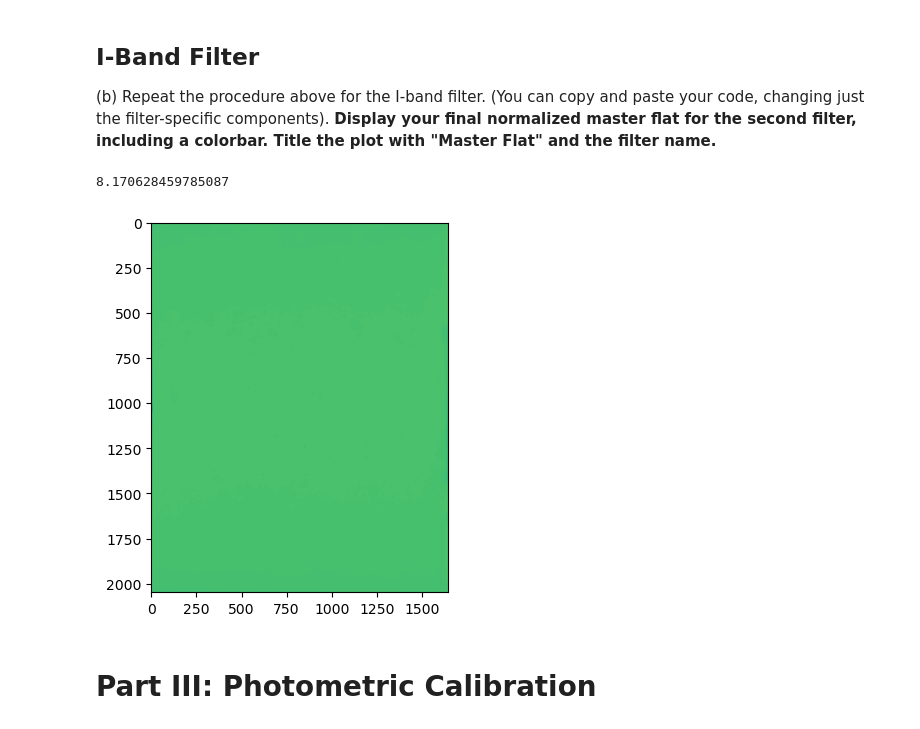
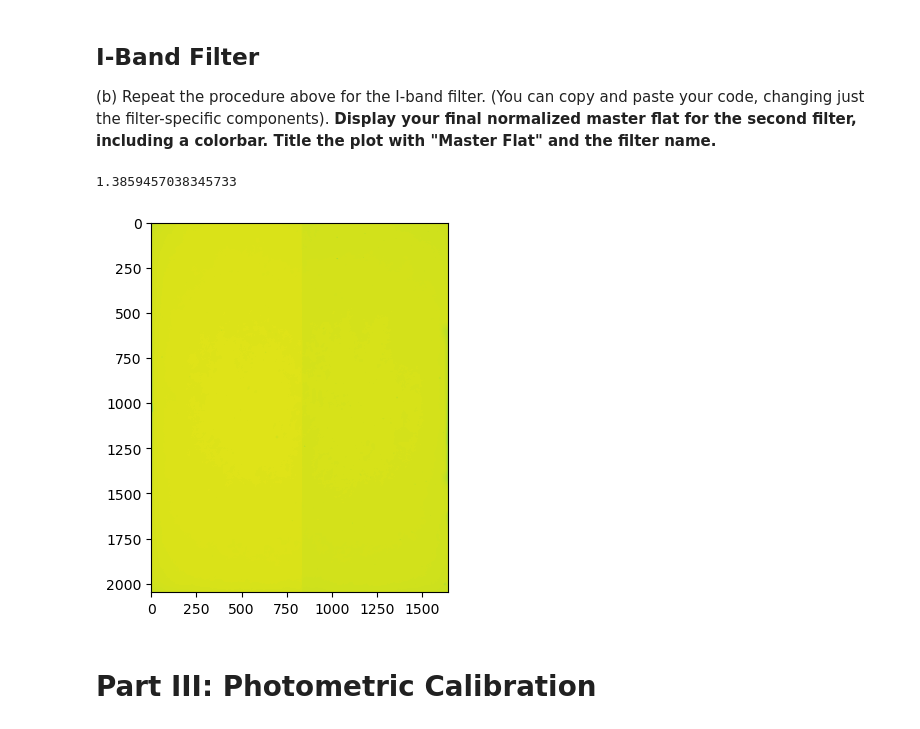
Before and after one commit to Hallflower20/ay107-data-reduction, a Jupyter notebook: problemset2.ipynb, the cells around one changed output. Drawn from its saved outputs; the diff is of its cells as text; code cells hidden in the pictures.

```diff
--- a/problemset2.ipynb
+++ b/problemset2.ipynb
@@ -109,7 +109,7 @@ Obslog = Table(
 for i in files:
       open_file = fits.open(i)
       header_file = open_file[0].header
-      row = [i.split("/")[-1], header_file["UT"], header_file["RA"],
+      row = [i, header_file["UT"], header_file["RA"],
              header_file["DEC"], header_file["TARGNAME"], header_file["OBJECT"],
              header_file["AIRMASS"], header_file["REDFILT"], header_file["EXPOSURE"]]
       Obslog.add_row(row)
@@ -278,26 +276,26 @@ np.max(final_flat_r)
 # %%
 rflats = Obslog[np.where((Obslog["filter"] == "I") & (Obslog["targetid"] == "HORIZON STOW"))]
 data_read = []
 for i in rflats:
     data_one = fits.open(str(i["File"]))['PRIMARY'].data.astype(float)
     data_proc = []
     for j in range(len(data_one)):
         row = data_one[j]
         overscan_ccd_1 = np.median(row[overscan_region_left_1:overscan_region_left_2])
         overscan_ccd_2 = np.median(row[overscan_region_left_2: -1])
         ccd_1 = row[min_x:middle] - overscan_ccd_1
         ccd_2 = row[middle:max_x] - overscan_ccd_2
         data_proc.append((np.append(ccd_1,ccd_2))/i["exptime"])
     data_proc = np.asarray(data_proc)
     data_read.append(data_proc)
 data_read = np.array(data_read)
 final_flat = np.median(data_read, axis = 0)
-final_flat_i = final_flat/np.median(final_flat, axis = 0)
+final_flat_i = final_flat/np.median(final_flat)
 plt.imshow(final_flat_i,norm=colors.LogNorm())
 np.max(final_flat_i)
 # %% [output]
-8.170628459785087
+1.3859457038345733
-[figure, old version]
+[figure, new version]
 # %% [markdown]
 # Part III: Photometric Calibration
 # %% [markdown]
```
Also changed, not shown: parts of 20 cells of this notebook.
